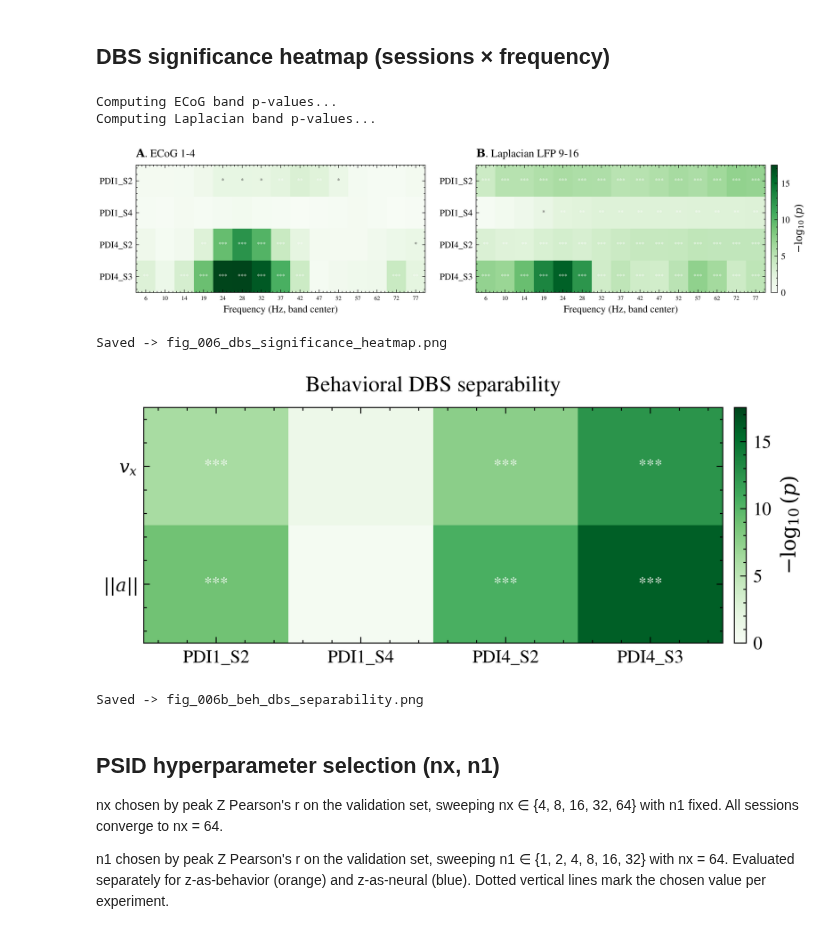
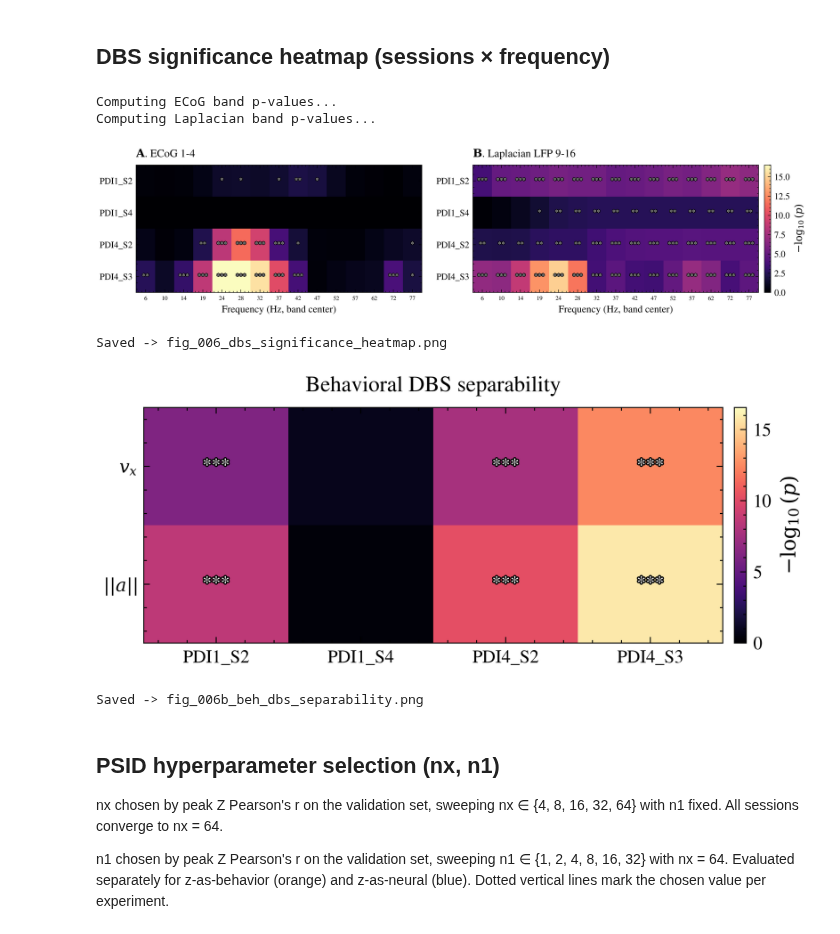
Before and after one commit to giedrius-at-home/latent-neural-dynamics-modeling, a Jupyter notebook: notebooks/thesis_sec1_data_verification.ipynb, the cells around one changed output. Saved outputs shown, nothing was run; the diff lists cells and outputs as text; code cells hidden in the pictures.

```diff
--- a/notebooks/thesis_sec1_data_verification.ipynb
+++ b/notebooks/thesis_sec1_data_verification.ipynb
@@ -98,6 +98,7 @@ def _session_raw_files(participant, session):
 # %% [markdown]
 ## DBS significance heatmap (sessions × frequency)
 # %%
+import matplotlib.patheffects as pe
 # DBS significance heatmap — ECoG (mean across 4 channels) + Laplacian (mean across 7 channels).
 
 BAND_ORDER = [
@@ -138,12 +139,19 @@ def _compute_band_pvals(channel_prefix):
         if len(off_powers) < 2 or len(on_powers) < 2:
             continue
         off_a, on_a = np.array(off_powers), np.array(on_powers)
+        raw_p = np.full(n_bands, np.nan)
         for bi in range(n_bands):
             try:
-                _, p = mannwhitneyu(off_a[:, bi], on_a[:, bi], alternative="two-sided")
-                pmat[si, bi] = -np.log10(max(p, 1e-20))
+                _, raw_p[bi] = mannwhitneyu(
+                    off_a[:, bi], on_a[:, bi], alternative="two-sided"
+                )
             except ValueError:
                 pass
+        # Benjamini-Hochberg FDR across bands, within this session/channel.
+        valid = np.isfinite(raw_p)
+        if valid.any():
+            adj = false_discovery_control(raw_p[valid])
+            pmat[si, np.flatnonzero(valid)] = -np.log10(np.maximum(adj, 1e-20))
     return pmat
 
 
@@ -171,7 +179,7 @@ for ax, pm, letter, title in [
     im = ax.imshow(
         pm_disp,
         aspect="auto",
-        cmap="Greens",
+        cmap="magma",
         vmin=0,
         vmax=global_vmax,
         interpolation="nearest",
@@ -187,16 +195,12 @@ for ax, pm, letter, title in [
             val = pm[si, bi]
             if not np.isfinite(val):
                 continue
-            if val > 3:
+            star = "***" if val > 3 else "**" if val > 2 else "*" if val > -np.log10(0.05) else ""
+            if star:
                 ax.text(
-                    bi, si, "***", ha="center", va="center", fontsize=6, color="white"
+                    bi, si, star, ha="center", va="center", fontsize=7, color="white",
+                    path_effects=[pe.withStroke(linewidth=1.2, foreground="black")],
                 )
-            elif val > 2:
-                ax.text(
-                    bi, si, "**", ha="center", va="center", fontsize=6, color="white"
-                )
-            elif val > -np.log10(0.05):
-                ax.text(bi, si, "*", ha="center", va="center", fontsize=6, color="#333")
 
 fig.colorbar(im, ax=ax_lap, label=r"$-\log_{10}(p)$", fraction=0.05, pad=0.02)
 fig.savefig(str(OUT / "fig_006_dbs_significance_heatmap.png"))
@@ -209,9 +213,10 @@ print("Saved -> fig_006_dbs_significance_heatmap.png")
 # %% [output]
 Computing ECoG band p-values...
 Computing Laplacian band p-values...
-[figure, old version]
+[figure, new version]
 Saved -> fig_006_dbs_significance_heatmap.png
 # %%
+import matplotlib.patheffects as pe
 # Behavioral DBS separability — tracing_velocity_x & tracing_acceleration_magnitude.
 # Per-trial RMS, Mann-Whitney U (DBS-ON vs OFF). Same colorscale as neural heatmap (global_vmax).
 
@@ -237,51 +242,56 @@ for si, s in enumerate(session_specs):
                 if len(sig) < 10:
                     continue
                 rms_by_var[v][cond].append(np.sqrt(np.mean(sig**2)))
+    raw_p = np.full(len(BEH_VARS), np.nan)
     for bi, v in enumerate(BEH_VARS):
         off_vals, on_vals = rms_by_var[v]["off"], rms_by_var[v]["on"]
         if len(off_vals) < 2 or len(on_vals) < 2:
             continue
         try:
-            _, p = mannwhitneyu(off_vals, on_vals, alternative="two-sided")
-            beh_pmat[bi, si] = -np.log10(max(p, 1e-20))
+            _, raw_p[bi] = mannwhitneyu(off_vals, on_vals, alternative="two-sided")
         except ValueError:
             pass
+    # Benjamini-Hochberg FDR across the behavioral variables, within this session.
+    valid = np.isfinite(raw_p)
+    if valid.any():
+        adj = false_discovery_control(raw_p[valid])
+        beh_pmat[np.flatnonzero(valid), si] = -np.log10(np.maximum(adj, 1e-20))
 
 sess_labels = [s.label for s in session_specs]
 fig, ax = plt.subplots(figsize=(5.0, 2.2), layout="constrained")
 ax.set_title("Behavioral DBS separability")
 pm_disp = np.where(np.isfinite(beh_pmat), beh_pmat, 0)
 im = ax.imshow(
     pm_disp,
     aspect="auto",
-    cmap="Greens",
+    cmap="magma",
     vmin=0,
     vmax=global_vmax,
     interpolation="nearest",
 )
 ax.set_xticks(range(len(session_specs)))
 ax.set_xticklabels(sess_labels)
 ax.set_yticks(range(len(BEH_VARS)))
 ax.set_yticklabels(BEH_LABELS)
 
 for bi in range(len(BEH_VARS)):
     for si in range(len(session_specs)):
         val = beh_pmat[bi, si]
         if not np.isfinite(val):
             continue
-        if val > 3:
-            ax.text(si, bi, "***", ha="center", va="center", fontsize=8, color="white")
-        elif val > 2:
-            ax.text(si, bi, "**", ha="center", va="center", fontsize=8, color="white")
-        elif val > -np.log10(0.05):
-            ax.text(si, bi, "*", ha="center", va="center", fontsize=8, color="#333")
+        star = "***" if val > 3 else "**" if val > 2 else "*" if val > -np.log10(0.05) else ""
+        if star:
+            ax.text(
+                si, bi, star, ha="center", va="center", fontsize=9, color="white",
+                path_effects=[pe.withStroke(linewidth=1.2, foreground="black")],
+            )
 
 fig.colorbar(im, ax=ax, label=r"$-\log_{10}(p)$", fraction=0.06, pad=0.02)
 fig.savefig(str(OUT / "fig_006b_beh_dbs_separability.png"))
 plt.show()
 print("Saved -> fig_006b_beh_dbs_separability.png")
 # %% [output]
-[figure, old version]
+[figure, new version]
 Saved -> fig_006b_beh_dbs_separability.png
 # %% [markdown]
 ## PSID hyperparameter selection (nx, n1)
```
Also changed, not shown: parts of 3 cells of this notebook, 2 other files.
